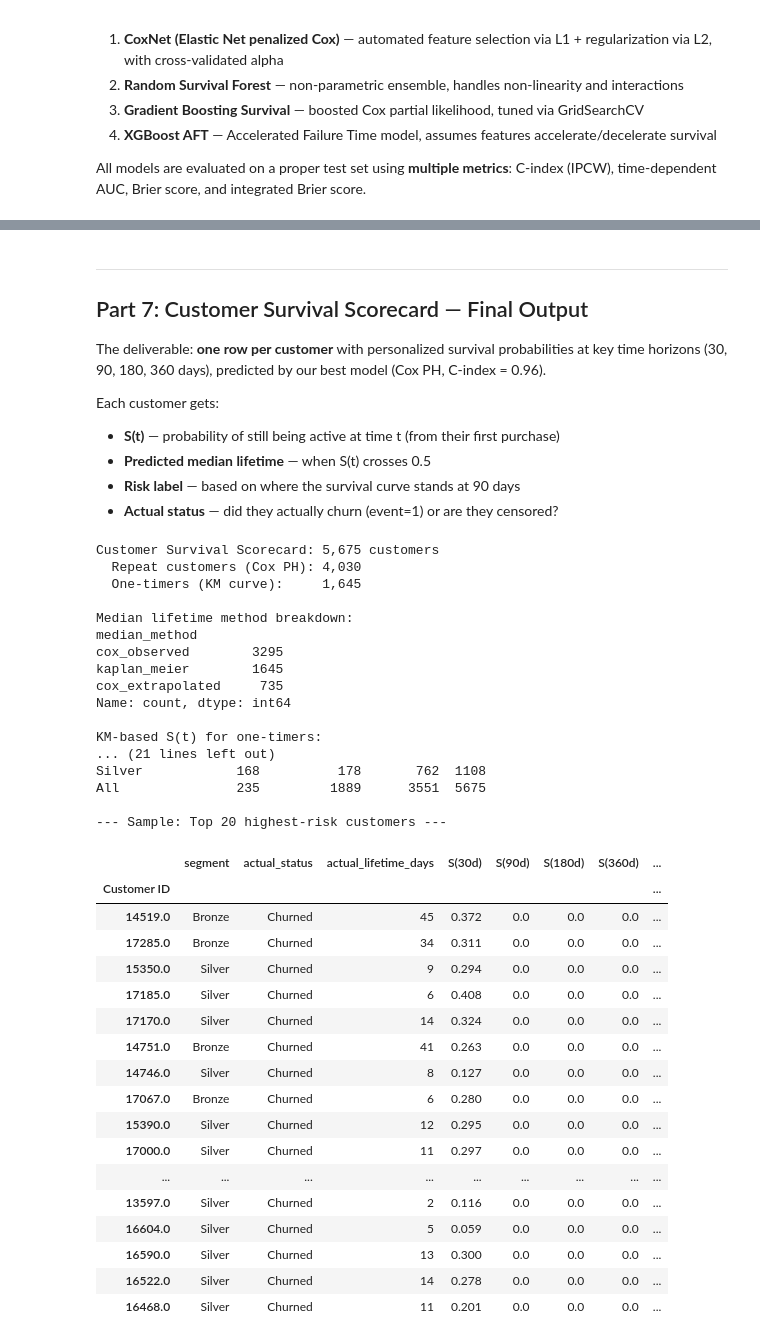
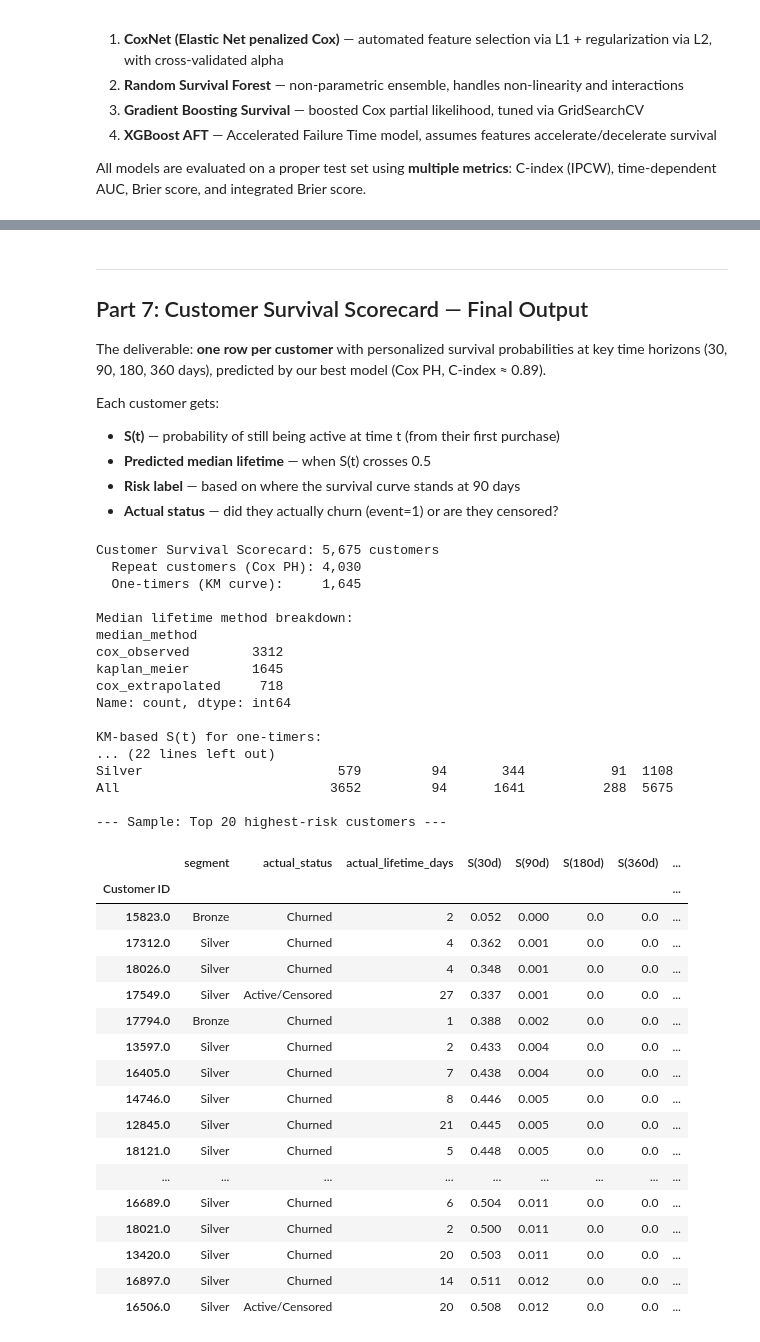
Before and after one commit to josephazar/Survival_Analysis_Demo, a Jupyter notebook: customer-survival-analysis.ipynb, the cells around one changed output, grey strips where cells are left out. Cells and saved outputs as stored; diff of their text form; code cells hidden in the pictures.

```diff
--- a/customer-survival-analysis.ipynb
+++ b/customer-survival-analysis.ipynb
@@ -1029,7 +1029,9 @@ cox_features = [
     'avg_basket_size', 'avg_items_per_visit',
     'avg_gap', 'std_gap', 'last_gap',
     'monetary_trend', 'gap_acceleration', 'recency_ratio',
-    'p_alive', 'expected_txns_6m', 'clv_6m'
+    # EXCLUDED: p_alive, expected_txns_6m, clv_6m → churn leakage
+    # p_alive ≈ 0 directly encodes churned status (circular dependency)
+    # expected_txns_6m and clv_6m are forward-looking BTYD predictions
 ]
 
 cox_df = cust_features[cox_features + ['duration', 'event_observed', 'segment']].copy()
@@ -1946,7 +1943,7 @@ Best model by IBS:            Random Survival Forest
 ---
 ## Part 7: Customer Survival Scorecard — Final Output
 
-The deliverable: **one row per customer** with personalized survival probabilities at key time horizons (30, 90, 180, 360 days), predicted by our best model (Cox PH, C-index = 0.96).
+The deliverable: **one row per customer** with personalized survival probabilities at key time horizons (30, 90, 180, 360 days), predicted by our best model (Cox PH, C-index ≈ 0.89).
 
 Each customer gets:
 - **S(t)** — probability of still being active at time t (from their first purchase)
@@ -2054,15 +2051,17 @@ onetimer_card['median_method'] = 'kaplan_meier'
 # ── Combine ──
 scorecard = pd.concat([repeat_card, onetimer_card], axis=0)
 
-# Risk label based on S(90d)
+# Actual status
+scorecard['actual_status'] = scorecard['event_observed'].map({1: 'Churned', 0: 'Active/Censored'})
+
+# Risk label: model-based for active customers, override for churned
 scorecard['risk_label'] = pd.cut(
     scorecard['S(90d)'],
     bins=[-0.01, 0.3, 0.7, 1.01],
     labels=['High Risk', 'Medium Risk', 'Low Risk']
-)
-
-# Actual status
-scorecard['actual_status'] = scorecard['event_observed'].map({1: 'Churned', 0: 'Active/Censored'})
+).astype(str)
+# Override: churned customers are always flagged for winback regardless of model score
+scorecard.loc[scorecard['actual_status'] == 'Churned', 'risk_label'] = 'Churned - Loss/Winback'
 
 # Round S(t)
 for t in horizons:
@@ -2080,54 +2079,54 @@ print(f'Customer Survival Scorecard: {len(scorecard):,} customers')
 print(f'  Repeat customers (Cox PH): {(scorecard["median_method"].str.startswith("cox")).sum():,}')
 print(f'  One-timers (KM curve):     {(scorecard["median_method"] == "kaplan_meier").sum():,}')
 print(f'\nMedian lifetime method breakdown:')
 print(scorecard['median_method'].value_counts())
 print(f'\nKM-based S(t) for one-timers:')
 for t in horizons:
     print(f'  S({t}d) = {kmf.predict(t):.3f}')
 print(f'  KM median: {onetimer_card["predicted_median_lifetime_days"].iloc[0]:.0f} days')
 print(f'\nNaN check: {scorecard.isna().sum().sum()} NaN values')
 print(f'\nRisk distribution:')
 print(scorecard['risk_label'].value_counts())
 print(f'\nRisk by segment:')
 print(pd.crosstab(scorecard['segment'], scorecard['risk_label'], margins=True))
 print(f'\n--- Sample: Top 20 highest-risk customers ---')
 scorecard.head(20)
 # %% [output]
 Customer Survival Scorecard: 5,675 customers
   Repeat customers (Cox PH): 4,030
   One-timers (KM curve):     1,645
 
 Median lifetime method breakdown:
 median_method
-cox_observed        3295
+cox_observed        3312
 kaplan_meier        1645
-cox_extrapolated     735
+cox_extrapolated     718
 Name: count, dtype: int64
 
 KM-based S(t) for one-timers:
-... (21 lines left out)
-Silver            168          178       762  1108
-All               235         1889      3551  5675
+... (22 lines left out)
+Silver                         579         94       344           91  1108
+All                           3652         94      1641          288  5675
 
 --- Sample: Top 20 highest-risk customers ---
 |  | segment | actual_status | actual_lifetime_days | S(30d) | S(90d) | S(180d) | S(360d) | ... |
 | Customer ID |  |  |  |  |  |  |  | ... |
-| 14519.0 | Bronze | Churned | 45 | 0.372 | 0.0 | 0.0 | 0.0 | ... |
-| 17285.0 | Bronze | Churned | 34 | 0.311 | 0.0 | 0.0 | 0.0 | ... |
-| 15350.0 | Silver | Churned | 9 | 0.294 | 0.0 | 0.0 | 0.0 | ... |
-| 17185.0 | Silver | Churned | 6 | 0.408 | 0.0 | 0.0 | 0.0 | ... |
-| 17170.0 | Silver | Churned | 14 | 0.324 | 0.0 | 0.0 | 0.0 | ... |
-| 14751.0 | Bronze | Churned | 41 | 0.263 | 0.0 | 0.0 | 0.0 | ... |
-| 14746.0 | Silver | Churned | 8 | 0.127 | 0.0 | 0.0 | 0.0 | ... |
-| 17067.0 | Bronze | Churned | 6 | 0.280 | 0.0 | 0.0 | 0.0 | ... |
-| 15390.0 | Silver | Churned | 12 | 0.295 | 0.0 | 0.0 | 0.0 | ... |
-| 17000.0 | Silver | Churned | 11 | 0.297 | 0.0 | 0.0 | 0.0 | ... |
+| 15823.0 | Bronze | Churned | 2 | 0.052 | 0.000 | 0.0 | 0.0 | ... |
+| 17312.0 | Silver | Churned | 4 | 0.362 | 0.001 | 0.0 | 0.0 | ... |
+| 18026.0 | Silver | Churned | 4 | 0.348 | 0.001 | 0.0 | 0.0 | ... |
+| 17549.0 | Silver | Active/Censored | 27 | 0.337 | 0.001 | 0.0 | 0.0 | ... |
+| 17794.0 | Bronze | Churned | 1 | 0.388 | 0.002 | 0.0 | 0.0 | ... |
+| 13597.0 | Silver | Churned | 2 | 0.433 | 0.004 | 0.0 | 0.0 | ... |
+| 16405.0 | Silver | Churned | 7 | 0.438 | 0.004 | 0.0 | 0.0 | ... |
+| 14746.0 | Silver | Churned | 8 | 0.446 | 0.005 | 0.0 | 0.0 | ... |
+| 12845.0 | Silver | Churned | 21 | 0.445 | 0.005 | 0.0 | 0.0 | ... |
+| 18121.0 | Silver | Churned | 5 | 0.448 | 0.005 | 0.0 | 0.0 | ... |
 | ... | ... | ... | ... | ... | ... | ... | ... | ... |
-| 13597.0 | Silver | Churned | 2 | 0.116 | 0.0 | 0.0 | 0.0 | ... |
-| 16604.0 | Silver | Churned | 5 | 0.059 | 0.0 | 0.0 | 0.0 | ... |
-| 16590.0 | Silver | Churned | 13 | 0.300 | 0.0 | 0.0 | 0.0 | ... |
-| 16522.0 | Silver | Churned | 14 | 0.278 | 0.0 | 0.0 | 0.0 | ... |
-| 16468.0 | Silver | Churned | 11 | 0.201 | 0.0 | 0.0 | 0.0 | ... |
+| 16689.0 | Silver | Churned | 6 | 0.504 | 0.011 | 0.0 | 0.0 | ... |
+| 18021.0 | Silver | Churned | 2 | 0.500 | 0.011 | 0.0 | 0.0 | ... |
+| 13420.0 | Silver | Churned | 20 | 0.503 | 0.011 | 0.0 | 0.0 | ... |
+| 16897.0 | Silver | Churned | 14 | 0.511 | 0.012 | 0.0 | 0.0 | ... |
+| 16506.0 | Silver | Active/Censored | 20 | 0.508 | 0.012 | 0.0 | 0.0 | ... |
 # %%
 # --- Scorecard Visualization + Export ---
 
```
Also changed, not shown: parts of 17 cells of this notebook, 2 other files.
